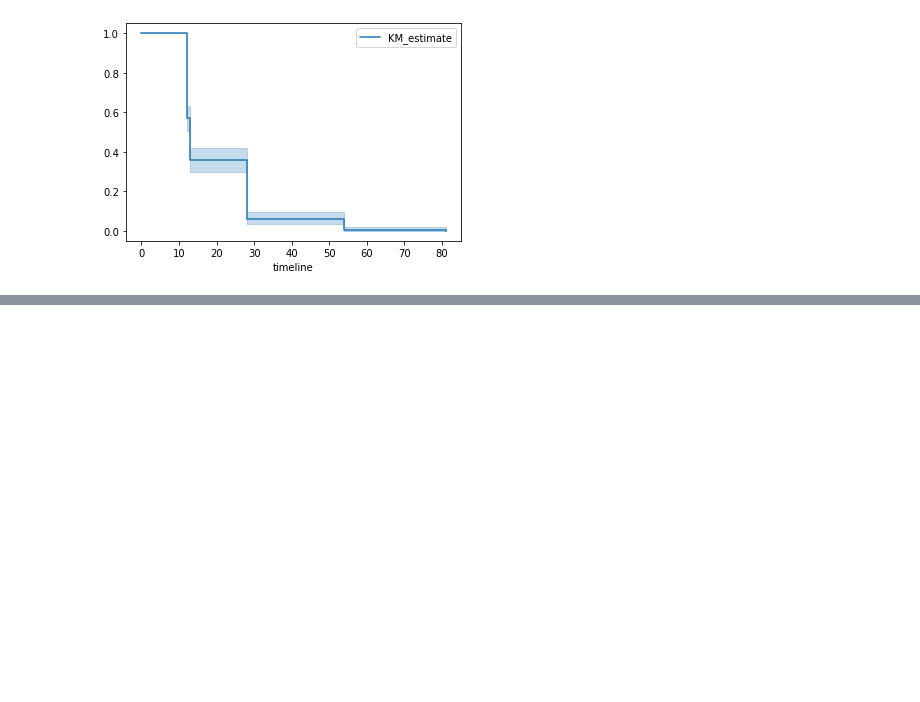
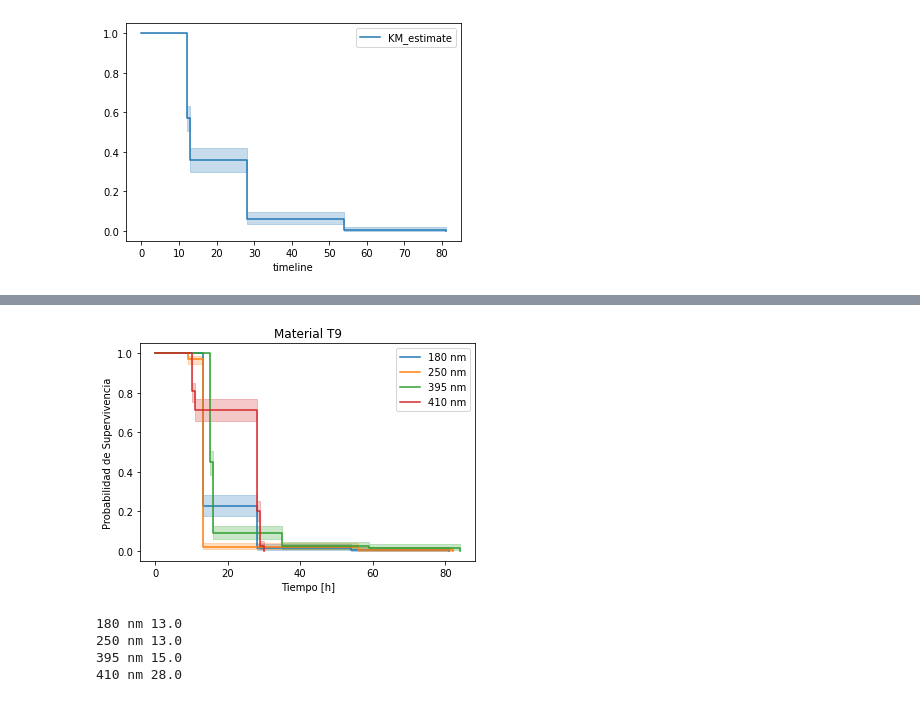
Before and after one commit to andreapy/Quinua, a Jupyter notebook: Germina.ipynb, the cells around one changed output, grey strips where cells are left out. Saved outputs shown, nothing was run; the diff lists cells and outputs as text; code cells hidden in the pictures; blank space fills up the shorter version.

```diff
--- a/Germina.ipynb
+++ b/Germina.ipynb
@@ -309,0 +394,39 @@ kmf.plot_survival_function()
+# %%
+# Data for different measurements
+measurements = ['T9_180','T9_250', 'T9_395', 'T9_410']
+colors = ['180 nm','250 nm', '395 nm', '410 nm']
+
+# Create a subplot
+fig, ax = plt.subplots()
+
+for measurement, color in zip(measurements, colors):
+    time_data = seed260[seed260['Measurement'] == measurement]['Time']
+    observed_data = seed260[seed260['Measurement'] == measurement]['observed']
+    plot_survival(ax, color, time_data, observed_data)
+
+# Customize the plot
+ax.set_xlabel('Tiempo [h]')
+ax.set_ylabel('Probabilidad de Supervivencia')
+ax.set_title('Material T9')
+ax.legend()
+
+# Show the plot
+plt.show()
+# %% [output]
+[figure, added]
+# %%
+def median_survival(label, time, observed):
+    kmf = KaplanMeierFitter()
+    kmf.fit(time, observed, label=label)
+    print(label,kmf.median_survival_time_)
+
+
+for measurement, color in zip(measurements, colors):
+    time_data = seed260[seed260['Measurement'] == measurement]['Time']
+    observed_data = seed260[seed260['Measurement'] == measurement]['observed']
+    median_survival(color, time_data, observed_data)
+# %% [output]
+180 nm 13.0
+250 nm 13.0
+395 nm 15.0
+410 nm 28.0
```
Also changed, not shown: parts of 26 cells of this notebook.
